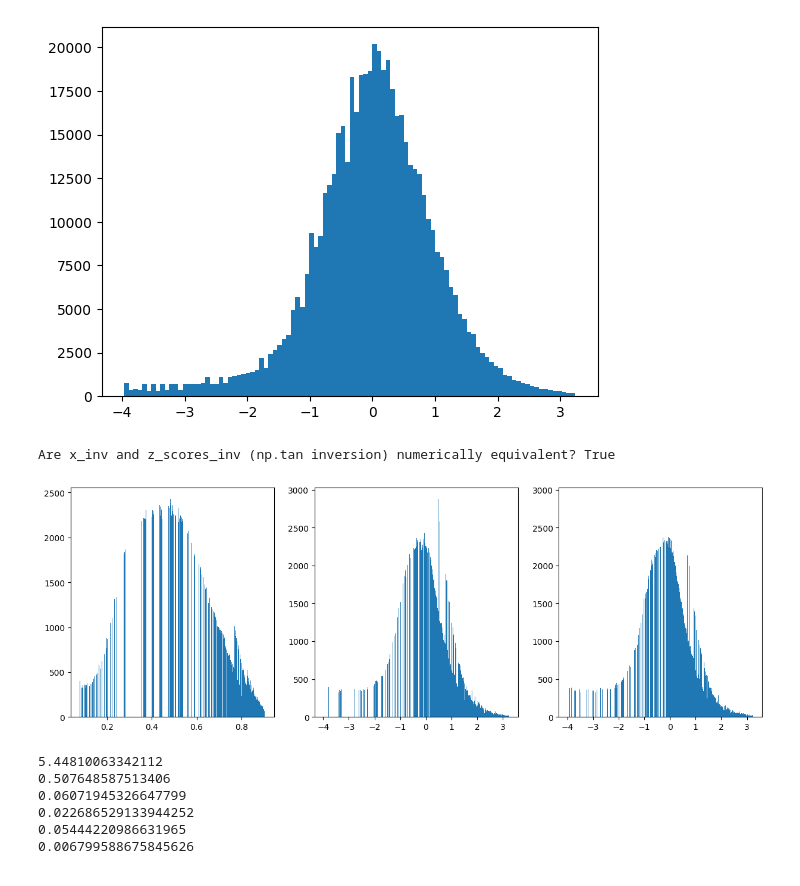
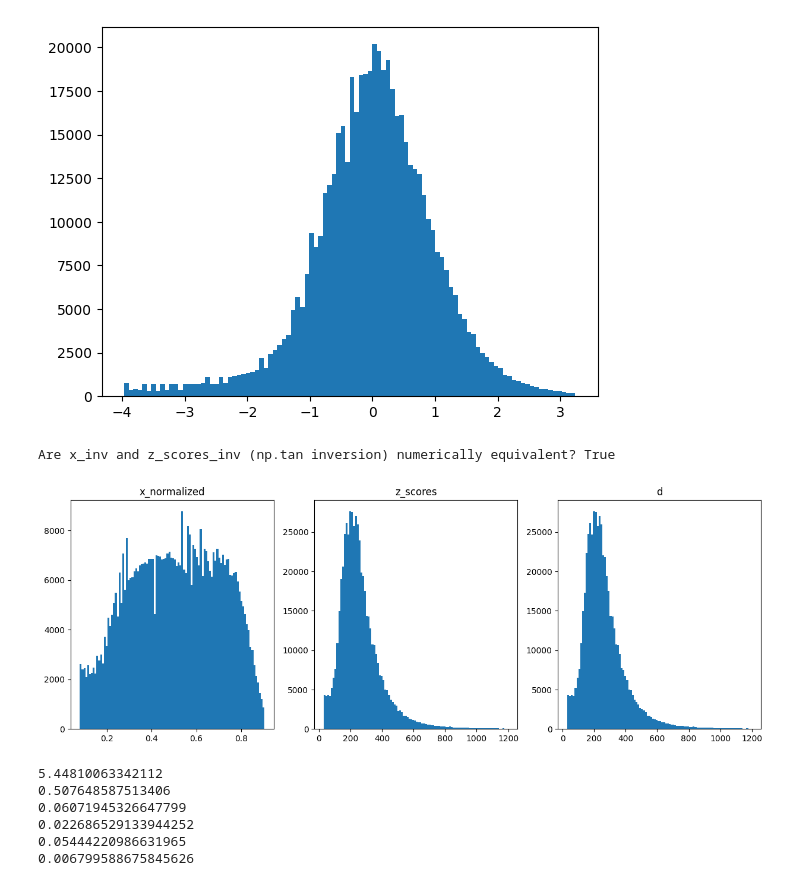
Before and after one commit to Leo00010011/From-Noisy-Eye-Tracking-To-Scanpath, a Jupyter notebook: src/notebooks/normalize_duration.ipynb, the cells around one changed output. Saved outputs shown, nothing was run; the diff lists cells and outputs as text; code cells hidden in the pictures.

Commit message:
using enhanced image features eval

```diff
--- a/src/notebooks/normalize_duration.ipynb
+++ b/src/notebooks/normalize_duration.ipynb
@@ -40,27 +40,36 @@ plt.show()
 # %%
 import torch
 
+log_durations = np.log1p(durations)
+d_mean = log_durations.mean()
+d_std = log_durations.std()
+
+
+z_scores = (log_durations - log_durations.mean()) / log_durations.std()
 x_normalized = (1 / np.pi) * np.arctan(z_scores) + 0.5
-x_inv = np.tan(np.pi*(x_normalized - 0.5))
+#x_inv = np.tan(np.pi*(x_normalized - 0.5))
 
-d = torch.tan(torch.pi*(torch.from_numpy(x_inv) - 0.5))
-d = (torch.exp((d*d_std) + d_mean) - 1).numpy()
+d = torch.tan(torch.pi*(torch.from_numpy(x_normalized) - 0.5))
+recovered_durations = (torch.exp((d*d_std) + d_mean) - 1).numpy()
 # Compare x_inv computed manually with the expected result from np.arctan and np.tan inverses
 
 # Compute the expected z_scores back from x_normalized using the numpy inverse of the normalization
 # Check equivalence with x_inv (already computed above)
 print("Are x_inv and z_scores_inv (np.tan inversion) numerically equivalent?",
-      np.allclose(x_inv, z_scores, atol=1e-8))
+      np.allclose(d, z_scores, atol=1e-8))
 
 
 fig, axis = plt.subplots(1,3, figsize=(15,5))
-axis[0].hist(x_normalized, bins=1000)
-axis[1].hist(z_scores, bins=1000)
-axis[2].hist(x_inv, bins=1000)
+axis[0].hist(x_normalized, bins=100)
+axis[0].set_title('x_normalized')
+axis[1].hist(recovered_durations, bins=100)
+axis[1].set_title('z_scores')
+axis[2].hist(durations, bins=100)
+axis[2].set_title('d')
 plt.show()
 # %% [output]
 Are x_inv and z_scores_inv (np.tan inversion) numerically equivalent? True
-[figure, old version]
+[figure, new version]
 # %%
 print(log_durations.mean())
 print(log_durations.std())
```
Also changed, not shown: parts of 2 cells of this notebook, 1 other file.
